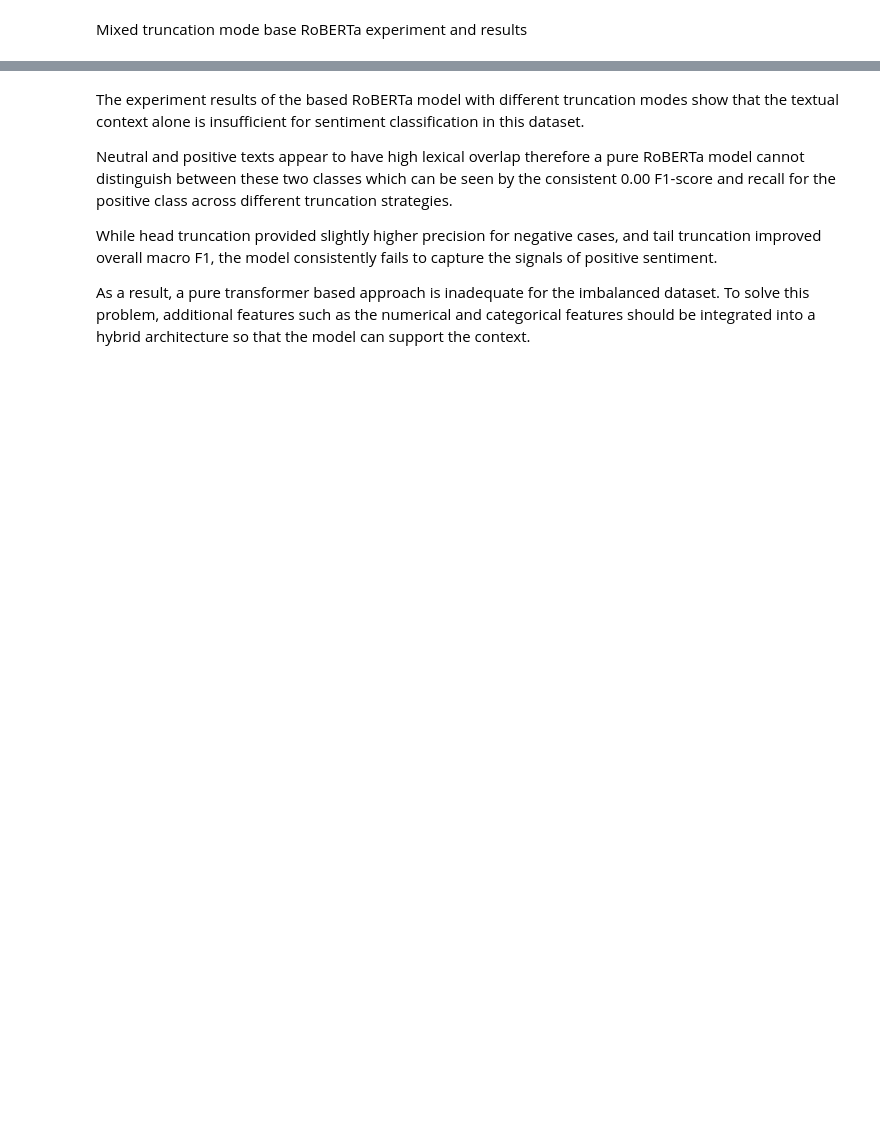
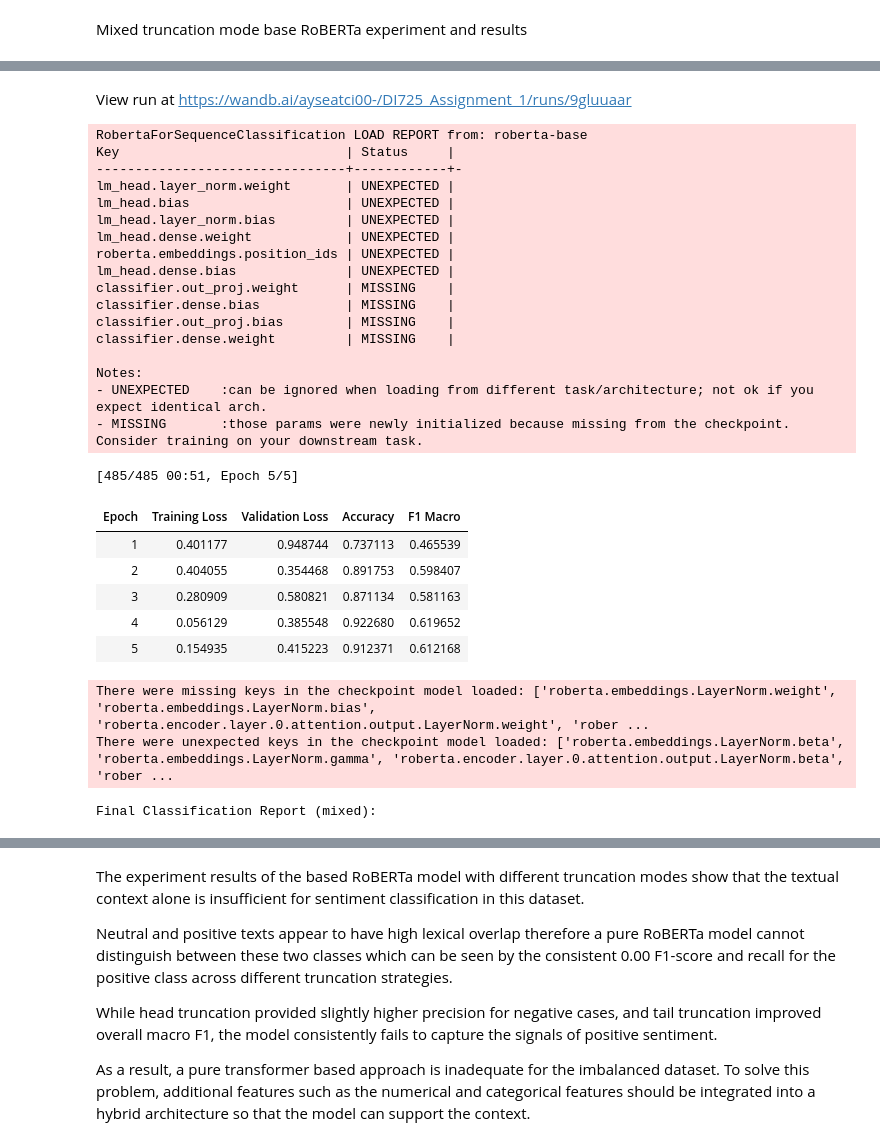
Before and after one commit to Ayseatci/DI725_Assignment1, a Jupyter notebook: notebooks/Base_RoBERTa.ipynb, the cells around one changed output, grey strips where cells are left out. Saved outputs shown, nothing was run; the diff lists cells and outputs as text; code cells hidden in the pictures; blank space fills up the shorter version.

```diff
--- a/notebooks/Base_RoBERTa.ipynb
+++ b/notebooks/Base_RoBERTa.ipynb
@@ -670,0 +325,52 @@ There were unexpected keys in the checkpoint model loaded: ['roberta.embeddings.
+# %%
+TRUNCATION_MODE = 'mixed'
+
+set_seed(SEED)
+torch.cuda.empty_cache()
+
+# Reinitialize WB
+wandb.init(
+    project="DI725_Assignment_1",
+    name=f"base-roberta-{TRUNCATION_MODE}-seed{SEED}",
+    config={
+        "model": "roberta-base",
+        "truncation": TRUNCATION_MODE,
+        "epochs": 5,
+        "lr": 2e-5,
+        "seed": SEED
+    },
+    reinit=True
+)
+
+# Re-map the datasets
+train_dataset = Dataset.from_pandas(train_df.reset_index(drop=True)).map(tokenize_experiment, batched=True)
+val_dataset = Dataset.from_pandas(val_df.reset_index(drop=True)).map(tokenize_experiment, batched=True)
+
+
+model = RobertaForSequenceClassification.from_pretrained(
+    model_name,
+    num_labels=len(id2label),
+    id2label=id2label,
+    label2id=label2id
+)
+model.resize_token_embeddings(len(tokenizer))
+
+training_args.output_dir = f"./roberta_{TRUNCATION_MODE}" # output path
+trainer = Trainer(
+    model=model,
+    args=training_args,
+    train_dataset=train_dataset,
+    eval_dataset=val_dataset,
+    data_collator=DataCollatorWithPadding(tokenizer=tokenizer),
+    compute_metrics=compute_metrics
+)
+
+trainer.train()
+
+# Final Evaluation
+print(f"\nFinal Classification Report ({TRUNCATION_MODE}):")
+preds = trainer.predict(val_dataset)
+y_pred = np.argmax(preds.predictions, axis=1)
+print(classification_report(preds.label_ids, y_pred, target_names=list(id2label.values())))
+wandb.finish()
+# %% [output]
@@ -670,0 +383,28 @@ There were unexpected keys in the checkpoint model loaded: ['roberta.embeddings.
+View run at https://wandb.ai/ayseatci00-/DI725_Assignment_1/runs/9gluuaar
+RobertaForSequenceClassification LOAD REPORT from: roberta-base
+Key                             | Status     |
+--------------------------------+------------+-
+lm_head.layer_norm.weight       | UNEXPECTED |
+lm_head.bias                    | UNEXPECTED |
+lm_head.layer_norm.bias         | UNEXPECTED |
+lm_head.dense.weight            | UNEXPECTED |
+roberta.embeddings.position_ids | UNEXPECTED |
+lm_head.dense.bias              | UNEXPECTED |
+classifier.out_proj.weight      | MISSING    |
+classifier.dense.bias           | MISSING    |
+classifier.out_proj.bias        | MISSING    |
+classifier.dense.weight         | MISSING    |
+
+Notes:
+- UNEXPECTED    :can be ignored when loading from different task/architecture; not ok if you expect identical arch.
+- MISSING       :those params were newly initialized because missing from the checkpoint. Consider training on your downstream task.
+[485/485 00:51, Epoch 5/5]
+| Epoch | Training Loss | Validation Loss | Accuracy | F1 Macro |
+| 1 | 0.401177 | 0.948744 | 0.737113 | 0.465539 |
+| 2 | 0.404055 | 0.354468 | 0.891753 | 0.598407 |
+| 3 | 0.280909 | 0.580821 | 0.871134 | 0.581163 |
+| 4 | 0.056129 | 0.385548 | 0.922680 | 0.619652 |
+| 5 | 0.154935 | 0.415223 | 0.912371 | 0.612168 |
+There were missing keys in the checkpoint model loaded: ['roberta.embeddings.LayerNorm.weight', 'roberta.embeddings.LayerNorm.bias', 'roberta.encoder.layer.0.attention.output.LayerNorm.weight', 'rober ...
+There were unexpected keys in the checkpoint model loaded: ['roberta.embeddings.LayerNorm.beta', 'roberta.embeddings.LayerNorm.gamma', 'roberta.encoder.layer.0.attention.output.LayerNorm.beta', 'rober ...
+Final Classification Report (mixed):
```
Also changed, not shown: parts of 30 cells of this notebook.
